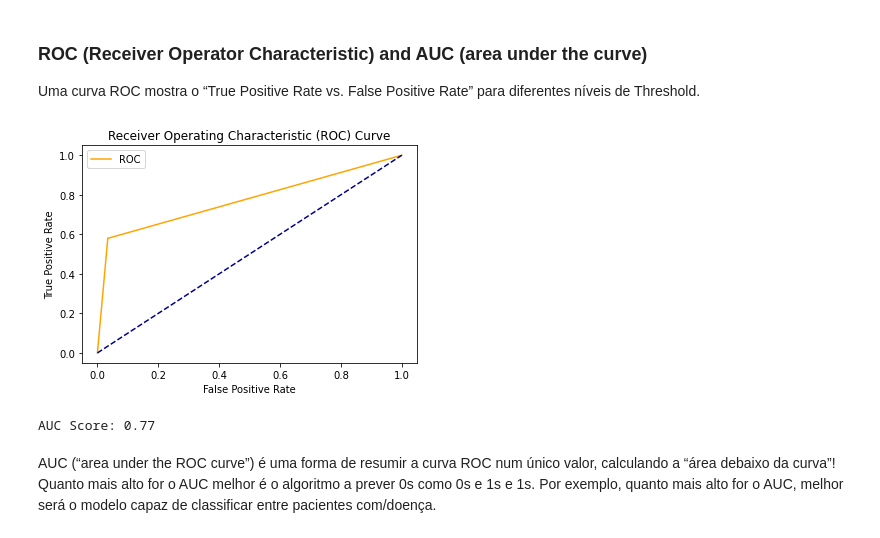
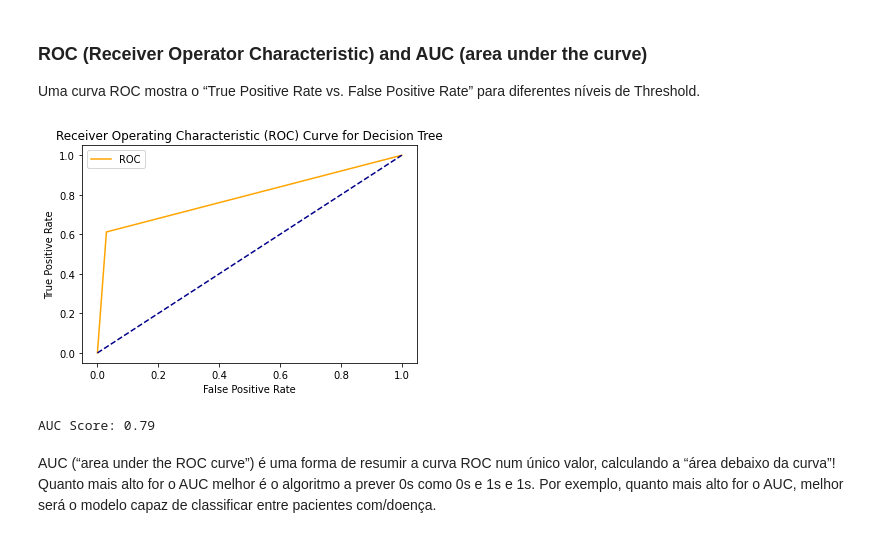
Before and after one commit to Zyrvurk/DataMining_I, a Jupyter notebook: Machine Learning & Data Analysis.ipynb, the cells around one changed output. Cells and saved outputs as stored; diff of their text form; code cells hidden in the pictures.

```diff
--- a/Machine Learning & Data Analysis.ipynb
+++ b/Machine Learning & Data Analysis.ipynb
@@ -258,7 +236,7 @@ DT_df.fillna(axis=0, method='ffill')  #Substituir os NA's pelo valor da linha ac
 #### Vamos então partir o Dataset de treino:
 # %%
 DT_X = DT_df.drop(['id', 'y'], axis=1) # Features - todas menos o ID e a classe
-DT_y = df.y # Target variable
+DT_y = DT_df.y # Target variable
 
 # Split dataset into training set and test set
 X_train, X_test, y_train, y_test = train_test_split(DT_X, DT_y, test_size=0.2, random_state=1) # 80% training and 20% test
@@ -424,31 +426,31 @@ Conclusão: Apesar de inicialmente termos uma accuracy de 94% que parecia aparen
 
 Uma curva ROC mostra o “True Positive Rate vs. False Positive Rate” para diferentes níveis de Threshold.
 # %%
+
+#Estimar probabilidades para o dataset test com base no algoritmo treinado.
+probs = clf.predict_proba(X_test)
+
+#Keep probabilities of the positive class only.
+probs = probs[:, 1]
+
 # Python function to plot the ROC curves.
 def plot_roc_curve(fpr, tpr):
     plt.plot(fpr, tpr, color='orange', label='ROC')
     plt.plot([0, 1], [0, 1], color='darkblue', linestyle='--')
     plt.xlabel('False Positive Rate')
     plt.ylabel('True Positive Rate')
-    plt.title('Receiver Operating Characteristic (ROC) Curve')
+    plt.title('Receiver Operating Characteristic (ROC) Curve for Decision Tree')
     plt.legend()
     plt.show()
 
 fpr, tpr, thresholds = roc_curve(y_test, probs, pos_label = 'yes')
 plot_roc_curve(fpr, tpr)
+
+auc = roc_auc_score(y_test, probs)
+print('AUC Score: %.2f' % auc)
 # %% [output]
-[figure, old version]
+[figure, new version]
+AUC Score: 0.79
-# %%
-#Estimar probabilidades para o dataset test com base no algoritmo treinado.
-probs = clf.predict_proba(X_test)
-
-#Keep probabilities of the positive class only.
-probs = probs[:, 1]
-
-auc = roc_auc_score(y_test, probs)
-print('AUC Score: %.2f' % auc)
-# %% [output]
-AUC Score: 0.77
 # %% [markdown]
  AUC (“area under the ROC curve”)  é uma forma de resumir a curva ROC num único valor, calculando a “área debaixo da curva”!
  Quanto mais alto for o AUC melhor é o algoritmo a prever 0s como 0s e 1s e 1s.
```
Also changed, not shown: parts of 27 cells of this notebook.
